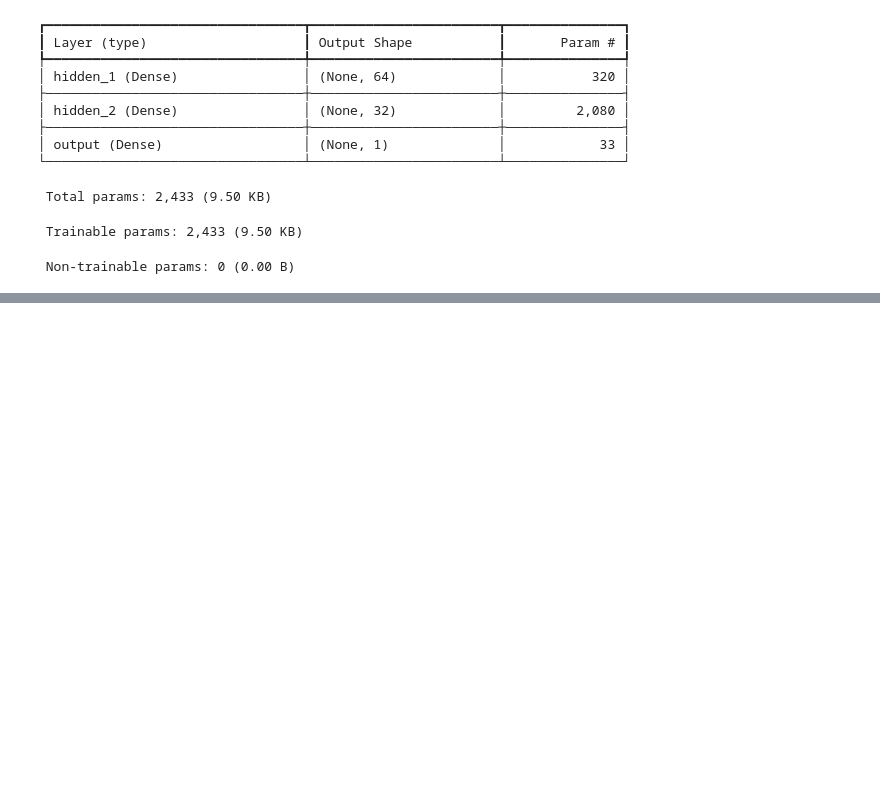
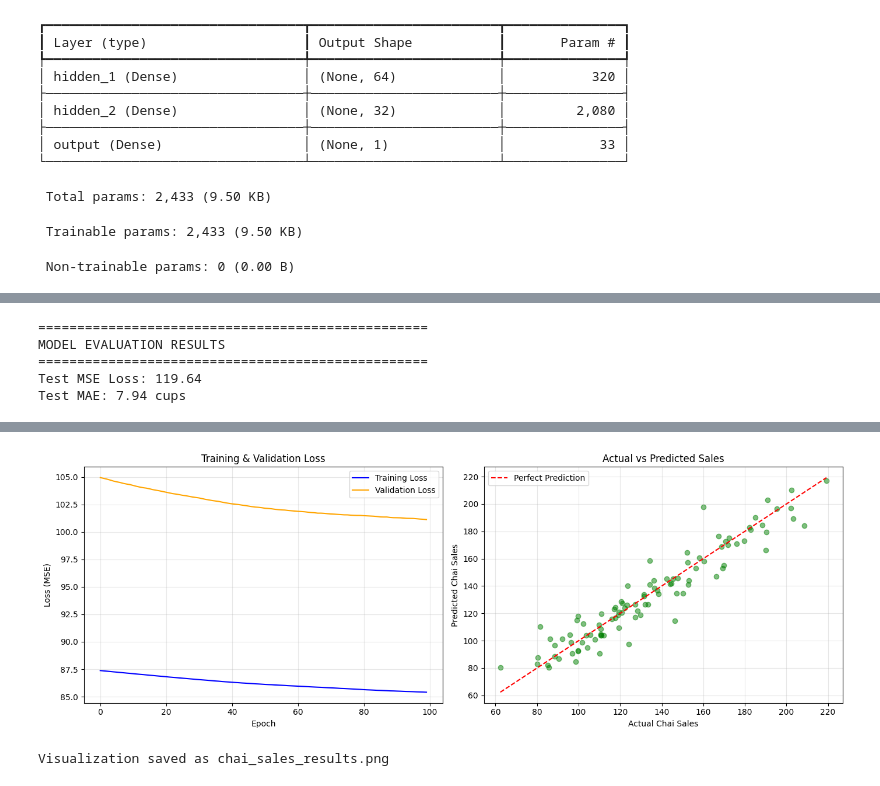
Before and after one commit to starlordali4444/gtr_deep_learning, a Jupyter notebook: batches/1/day_08/ex_1.ipynb, the cells around one changed output, grey strips where cells are left out. Drawn from its saved outputs; the diff is of its cells as text; code cells hidden in the pictures; blank space fills up the shorter version.

```diff
--- a/batches/1/day_08/ex_1.ipynb
+++ b/batches/1/day_08/ex_1.ipynb
@@ -159,0 +179,20 @@ Model: "sequential"
+# %%
+# Train the model
+# - epochs=100: Pass through entire dataset 100 times
+# - batch_size=32: Update weights after every 32 samples
+# - validation_split=0.2: Use 20% of training data for validation
+# - verbose=1: Show training progress
+
+print('\n' + '='*50)
+print('TRAINING STARTED')
+print('='*50)
+
+history = model.fit(
+    X_train_scaled, y_train,
+    epochs=100,
+    batch_size=32,
+    validation_split=0.2,
+    verbose=1
+)
+
+print('\nTraining complete!')
@@ -159,0 +217,49 @@ Model: "sequential"
+# %%
+# Evaluate on test set
+test_loss, test_mae = model.evaluate(X_test_scaled, y_test, verbose=0)
+
+print('\n' + '='*50)
+print('MODEL EVALUATION RESULTS')
+print('='*50)
+print(f'Test MSE Loss: {test_loss:.2f}')
+print(f'Test MAE: {test_mae:.2f} cups')
+# %% [output]
+==================================================
+MODEL EVALUATION RESULTS
+==================================================
+Test MSE Loss: 119.64
+Test MAE: 7.94 cups
+# %%
+print(f'\nInterpretation: On average, predictions are off by ~{test_mae:.0f} cups')
+
+# Make predictions
+y_pred = model.predict(X_test_scaled).flatten()
+
+# Visualize training history
+fig, axes = plt.subplots(1, 2, figsize=(14, 5))
+
+# Plot 1: Loss over epochs
+axes[0].plot(history.history['loss'], label='Training Loss', color='blue')
+axes[0].plot(history.history['val_loss'], label='Validation Loss', color='orange')
+axes[0].set_xlabel('Epoch')
+axes[0].set_ylabel('Loss (MSE)')
+axes[0].set_title('Training & Validation Loss')
+axes[0].legend()
+axes[0].grid(True, alpha=0.3)
+
+# Plot 2: Actual vs Predicted
+axes[1].scatter(y_test, y_pred, alpha=0.5, color='green')
+axes[1].plot([y_test.min(), y_test.max()], [y_test.min(), y_test.max()],
+             'r--', label='Perfect Prediction')
+axes[1].set_xlabel('Actual Chai Sales')
+axes[1].set_ylabel('Predicted Chai Sales')
+axes[1].set_title('Actual vs Predicted Sales')
+axes[1].legend()
+axes[1].grid(True, alpha=0.3)
+
+plt.tight_layout()
+plt.savefig('chai_sales_results.png', dpi=150)
+plt.show()
+
+print('\nVisualization saved as chai_sales_results.png')
+# %% [output]
@@ -159,0 +268,2 @@ Model: "sequential"
+[figure, added]
+Visualization saved as chai_sales_results.png
```
Also changed, not shown: parts of 4 cells of this notebook, 1 other file.
